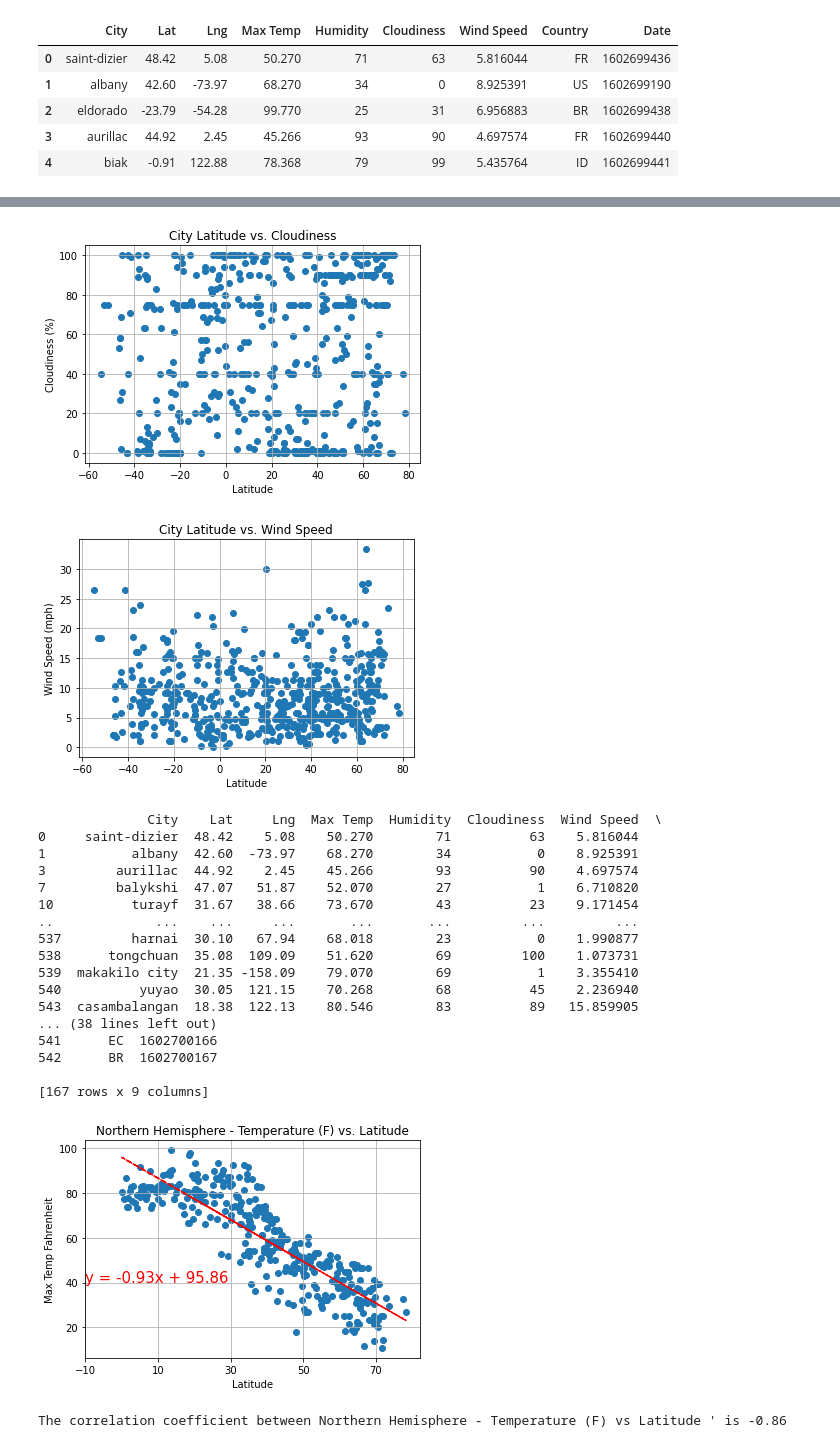
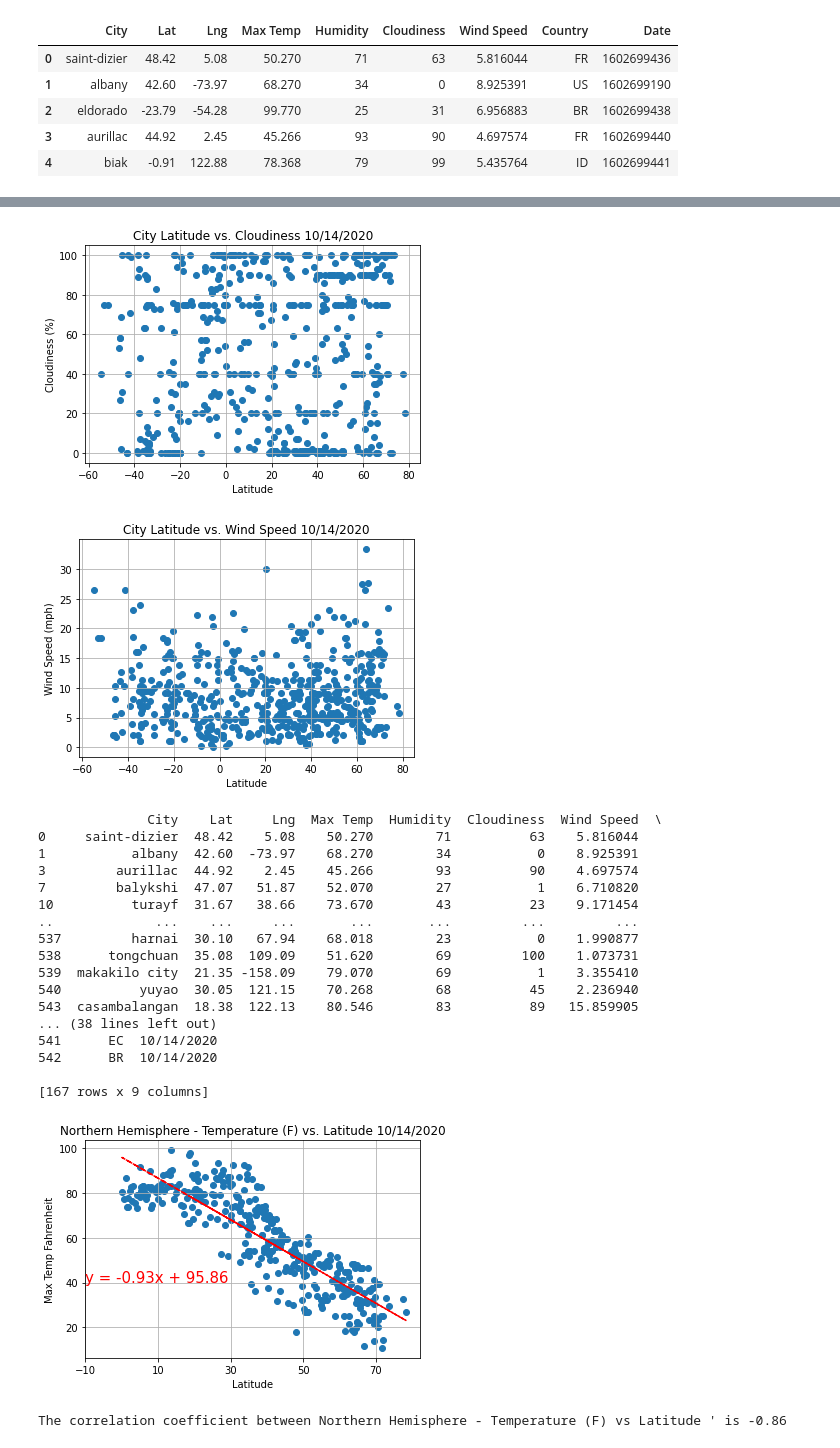
Before and after one commit to bregan78/python_api_challenge, a Jupyter notebook: WeatherPy/WeatherPy.ipynb, the cells around one changed output, grey strips where cells are left out. Saved outputs shown, nothing was run; the diff lists cells and outputs as text; code cells hidden in the pictures.

Commit message:
added date to titles of plots

```diff
--- a/WeatherPy/WeatherPy.ipynb
+++ b/WeatherPy/WeatherPy.ipynb
@@ -251,3 +252,12 @@ new_df1.head()
 | 2 | eldorado | -23.79 | -54.28 | 99.770 | 25 | 31 | 6.956883 | BR | 1602699438 |
 | 3 | aurillac | 44.92 | 2.45 | 45.266 | 93 | 90 | 4.697574 | FR | 1602699440 |
 | 4 | biak | -0.91 | 122.88 | 78.368 | 79 | 99 | 5.435764 | ID | 1602699441 |
+# %%
+new_df1.dtypes
+new_df1['Date'] = pd.to_datetime(new_df1['Date'], unit='s')
+new_df1['Date']  = pd.DatetimeIndex(new_df1['Date']).normalize()
+new_df1.head()
+
+new_df1['Date'] = new_df1.Date.dt.strftime('%m/%d/%Y')
+#new_df1['Date']  = pd.to_datetime(new_df1['Date']).strftime('%m/%d/%Y')
+new_df1.head()
@@ -253,0 +271,4 @@ new_df1.head()
+# %%
+#sets date for title of plots
+date=new_df1['Date'][0]
+date
@@ -297,13 +322,13 @@ plt.xticks(np.arange(-60, 90, 20))
 #plt.xticks(new_df["Lat"])
 plt.xlabel('Latitude')
 plt.ylabel("Cloudiness (%)")
-plt.title("City Latitude vs. Cloudiness")
+plt.title("City Latitude vs. Cloudiness " + date)
 
 plt.grid(True)
 plt.savefig("png_files/Latitude vs. Cloudiness Plot.png")
 plt.show()
 # %% [output]
-[figure, old version]
+[figure, new version]
 # %%
 #Latitude vs. Cloudiness Plot- doesnt such muuch relationship (postive or negative, northern vs southern hemishpere)
 # %%
@@ -314,11 +339,11 @@ plt.xticks(np.arange(-60, 90, 20))
 #plt.xticks(new_df["Lat"])
 plt.xlabel('Latitude')
 plt.ylabel("Wind Speed (mph)")
-plt.title("City Latitude vs. Wind Speed")
+plt.title("City Latitude vs. Wind Speed " + date)
 
 plt.grid(True)
 plt.savefig("png_files/Latitude vs. Wind Speed Plot.png")
 plt.show()
 # %% [output]
-[figure, old version]
+[figure, new version]
 # %%
@@ -346,8 +371,8 @@ print(new_df1_southern)
 540          yuyao  30.05  121.15    70.268        68          45    2.236940
 543  casambalangan  18.38  122.13    80.546        83          89   15.859905
 ... (38 lines left out)
-541      EC  1602700166
-542      BR  1602700167
+541      EC  10/14/2020
+542      BR  10/14/2020
 
 [167 rows x 9 columns]
 # %%
@@ -355,35 +380,35 @@ print(new_df1_southern)
 #run linear regression on each relationship
 
 nh_lat=new_df1_northern["Lat"]
 nh_max_temp=new_df1_northern["Max Temp"]
 
 
 #fucntion for linear regression
 def linreg(x,y, x_cord, y_cord):
     aa_slope, aa_int, aa_r, aa_p, aa_std_err = stats.linregress(
     x, y)
     aa_fit = aa_slope * x + aa_int
     plt.scatter(x,y)
     plt.plot(x,aa_fit,"r--")
     plt.xticks(x)
 
     line_eq = "y = " + str(round(aa_slope,2)) + "x + " + str(round(aa_int,2))
     plt.annotate(line_eq,(x_cord,y_cord), fontsize=15,color="red")
 
 linreg(nh_lat,nh_max_temp, -10, 40)
 
 plt.xticks(np.arange(-10, 90, 20))
 
 plt.xlabel('Latitude')
 plt.ylabel("Max Temp Fahrenheit")
-plt.title("Northern Hemisphere - Temperature (F) vs. Latitude")
+plt.title("Northern Hemisphere - Temperature (F) vs. Latitude " + date)
 
 plt.grid(True)
 plt.savefig("png_files/Northern Hemisphere - Temperature (F) vs. Latitude.png")
 plt.show()
 print(f"The correlation coefficient between Northern Hemisphere - Temperature (F) vs Latitude ' is {round(stats.pearsonr(nh_lat,nh_max_temp)[0],2)}")
 # %% [output]
-[figure, old version]
+[figure, new version]
 The correlation coefficient between Northern Hemisphere - Temperature (F) vs Latitude ' is -0.86
 # %%
 #Southern Hemisphere - Temperature (F) vs. Latitude
```
Also changed, not shown: parts of 13 cells of this notebook, 12 other files.
